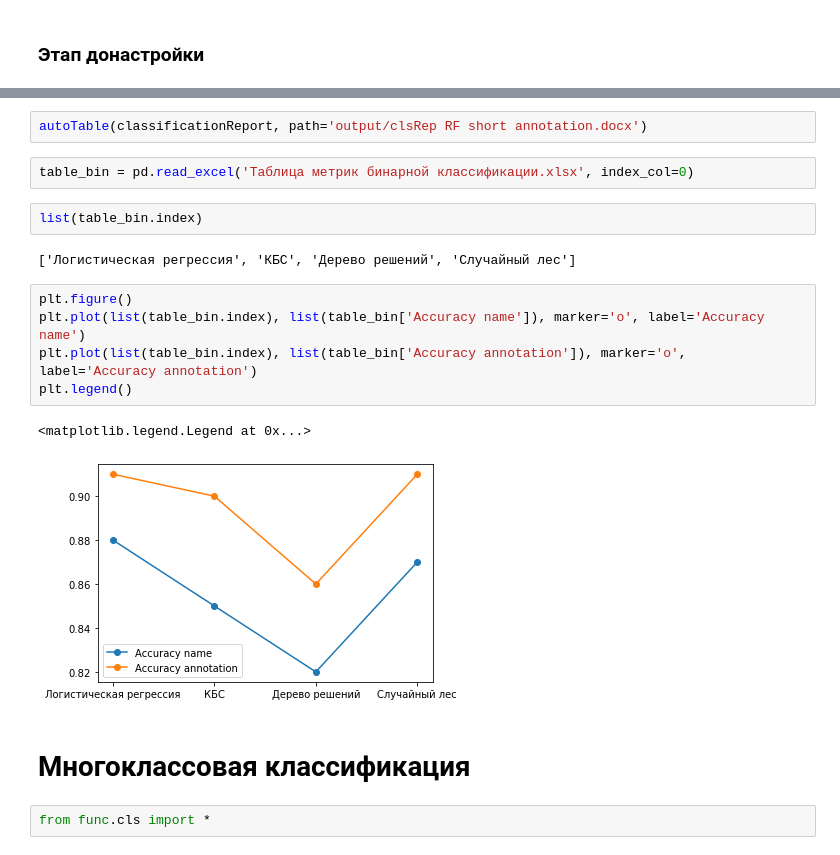
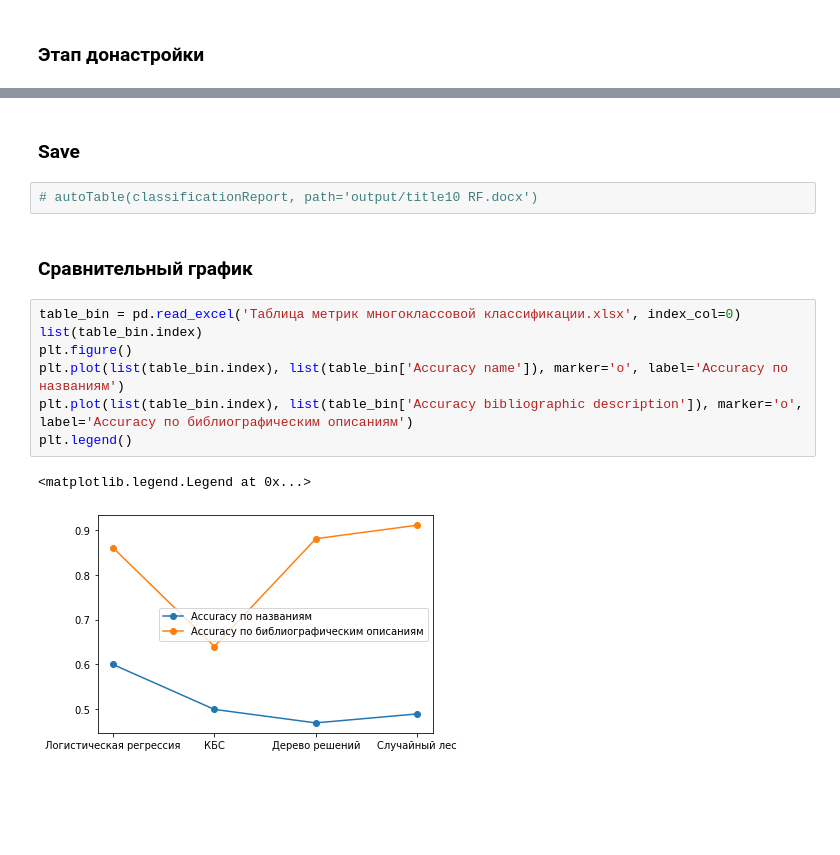
Before and after one commit to KozlovIA/Comparison-of-classification-quality-from-NLP-space, a Jupyter notebook: main.ipynb, the cells around one changed output, grey strips where cells are left out. Cells and saved outputs as stored; diff of their text form; blank space fills up the shorter version.

```diff
--- a/main.ipynb
+++ b/main.ipynb
@@ -267,20 +412,16 @@ weighted avg       0.88      0.87      0.86      2346
+# %% [markdown]
+### Save
 # %%
-autoTable(classificationReport, path='output/clsRep RF short annotation.docx')
+# autoTable(classificationReport, path='output/title10 RF.docx')
-# %%
-table_bin = pd.read_excel('Таблица метрик бинарной классификации.xlsx', index_col=0)
-# %%
-list(table_bin.index)
-# %% [output]
-['Логистическая регрессия', 'КБС', 'Дерево решений', 'Случайный лес']
+# %% [markdown]
+### Сравнительный график
 # %%
+table_bin = pd.read_excel('Таблица метрик многоклассовой классификации.xlsx', index_col=0)
+list(table_bin.index)
 plt.figure()
-plt.plot(list(table_bin.index), list(table_bin['Accuracy name']), marker='o', label='Accuracy name')
-plt.plot(list(table_bin.index), list(table_bin['Accuracy annotation']), marker='o', label='Accuracy annotation')
+plt.plot(list(table_bin.index), list(table_bin['Accuracy name']), marker='o', label='Accuracy по названиям')
+plt.plot(list(table_bin.index), list(table_bin['Accuracy bibliographic description']), marker='o', label='Accuracy по библиографическим описаниям')
 plt.legend()
 # %% [output]
 <matplotlib.legend.Legend at 0x...>
-[figure, old version]
+[figure, new version]
-# %% [markdown]
-# Многоклассовая классификация
-# %%
-from func.cls import *
```
Also changed, not shown: parts of 60 cells of this notebook, 11 other files.
